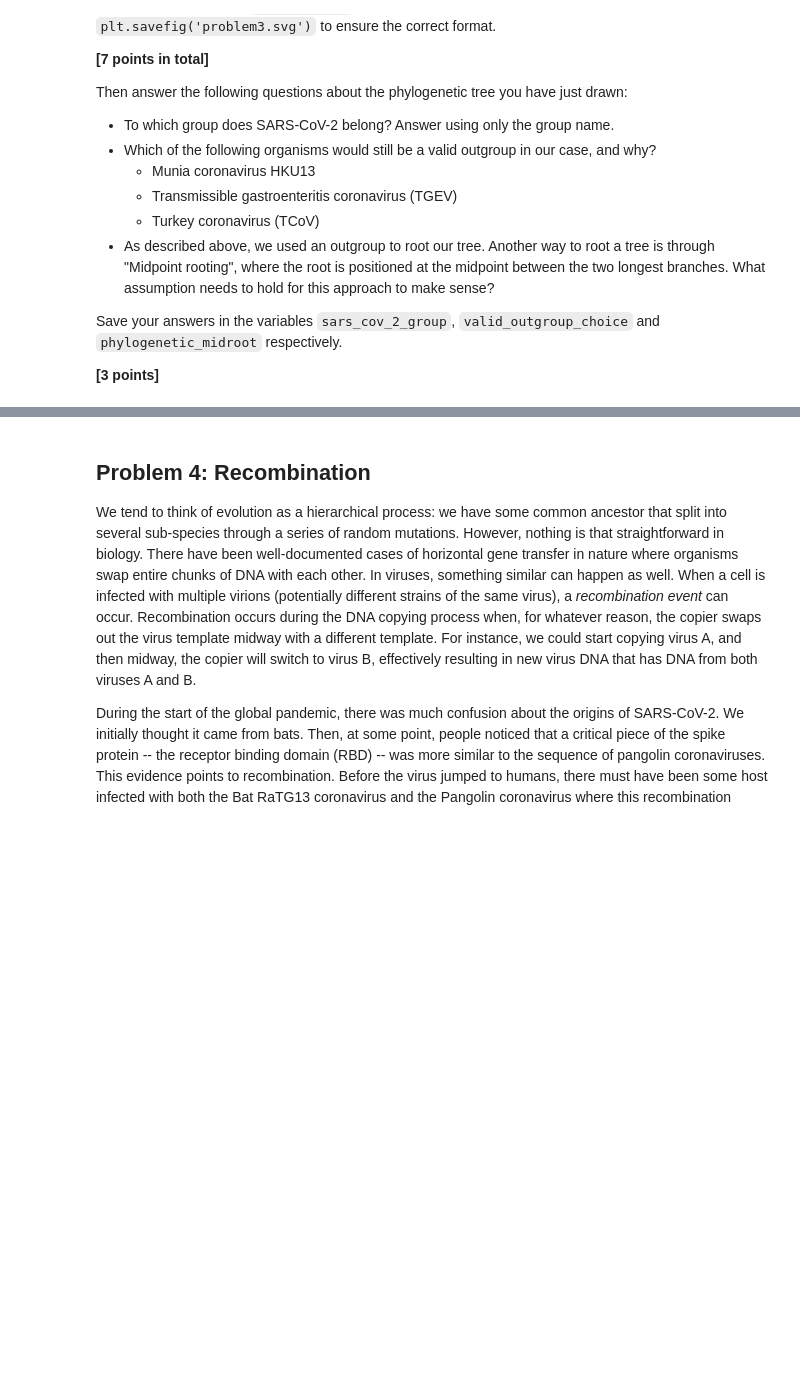
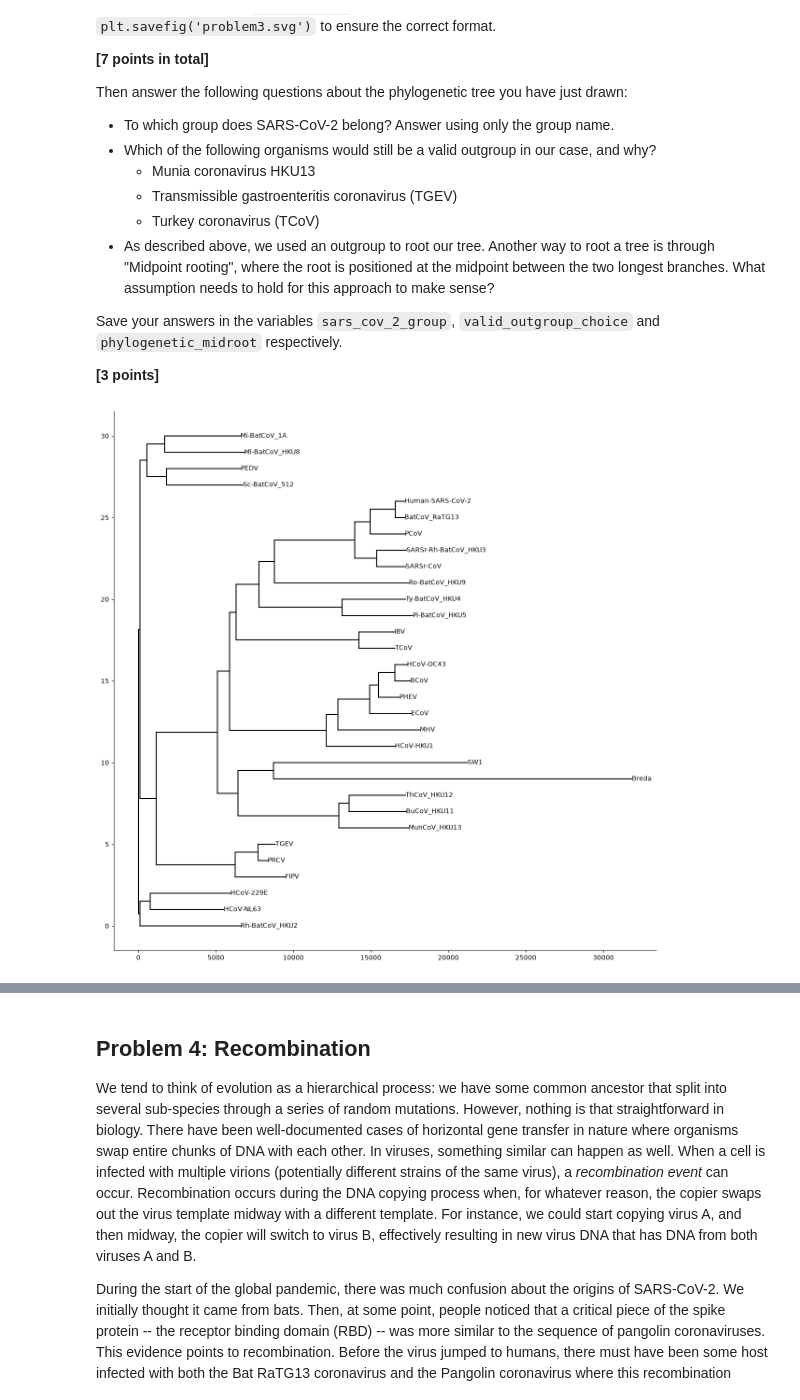
Before and after one commit to an308/assign_phylo, a Jupyter notebook: phylo_workbook.ipynb, the cells around one changed output, grey strips where cells are left out. Saved outputs shown, nothing was run; the diff lists cells and outputs as text; code cells hidden in the pictures; blank space fills up the shorter version.

Commit message:
Question 3 parts a-c

```diff
--- a/phylo_workbook.ipynb
+++ b/phylo_workbook.ipynb
@@ -130,0 +128,83 @@ Save your answers in the variables `sars_cov_2_group`, `valid_outgroup_choice` a
+# %%
+from Bio import SeqIO
+import matplotlib.pyplot as plt
+from helper_functions import reroot_tree, sort_children_by_leaves
+
+# part a
+
+seqs = {}
+accession_codes = []
+
+for record in SeqIO.parse('data/clustal_MSA_coronavirus.fasta', 'fasta'):
+    seq_id = record.id.split("|")[0]
+    accession_codes.append(record.id.split("|")[1])
+    seqs[seq_id] = str(record.seq)
+
+def hamming_dist(seq1, seq2):
+    count = 0
+    for char1, char2 in zip(seq1, seq2):
+        if char1 != char2:
+            count += 1
+    return count
+
+distances = np.zeros((len(seqs), len(seqs)))
+
+seq_ids = list(seqs.keys())
+
+for i, query_id in enumerate(seq_ids):
+    for j, seq_id in enumerate(seq_ids):
+        distances[i, j] = hamming_dist(seqs[query_id], seqs[seq_id])
+
+tree = neighbor_joining(distances, seq_ids)
+fig, ax = plt.subplots(nrows=1, ncols=1, figsize=(15, 15))
+plot_nj_tree(tree, ax=ax)
+plt.show()
+
+# part b
+
+def get_node(tree, label):
+    if tree is None:
+        return None
+    if tree.name == label:
+        return tree
+
+    result = get_node(tree.left, label)
+    if result is not None:
+        return result
+
+    return get_node(tree.right, label)
+
+outgroup_node = get_node(tree, "Breda")
+rerooted_tree = reroot_tree(tree, outgroup_node)
+
+fig, ax = plt.subplots(nrows=1, ncols=1, figsize=(15, 15))
+plot_nj_tree(rerooted_tree, ax=ax)
+plt.show()
+
+# part c
+## CHECK which tree should be sorted (rooted or not?)
+sort_children_by_leaves(rerooted_tree)
+
+fig, ax = plt.subplots(nrows=1, ncols=1, figsize=(15, 15))
+plot_nj_tree(rerooted_tree, ax=ax)
+plt.show()
+
+# part d
+
+try:
+    handle = Entrez.efetch(db="nucleotide", id=",".join(accession_codes), rettype="gb", retmode="text")
+except Exception as e:
+    print(f"an error occured {e}")
+
+records = list(SeqIO.parse(handle, "genbank"))
+handle.close()
+
+groups = ["Alphacoronavirus", "Betacoronavirus", "Deltacoronavirus", "Gammacoronavirus"]
+
+for record in records:
+    taxonomy = record.annotations.get("taxonomy", [])
+    group = next((g for g in taxonomy if g in groups), None)
+
+# plt.savefig('problem3.svg')
+# %% [output]
+[figure, added]
```
Also changed, not shown: parts of 2 cells of this notebook, 2 other files.
